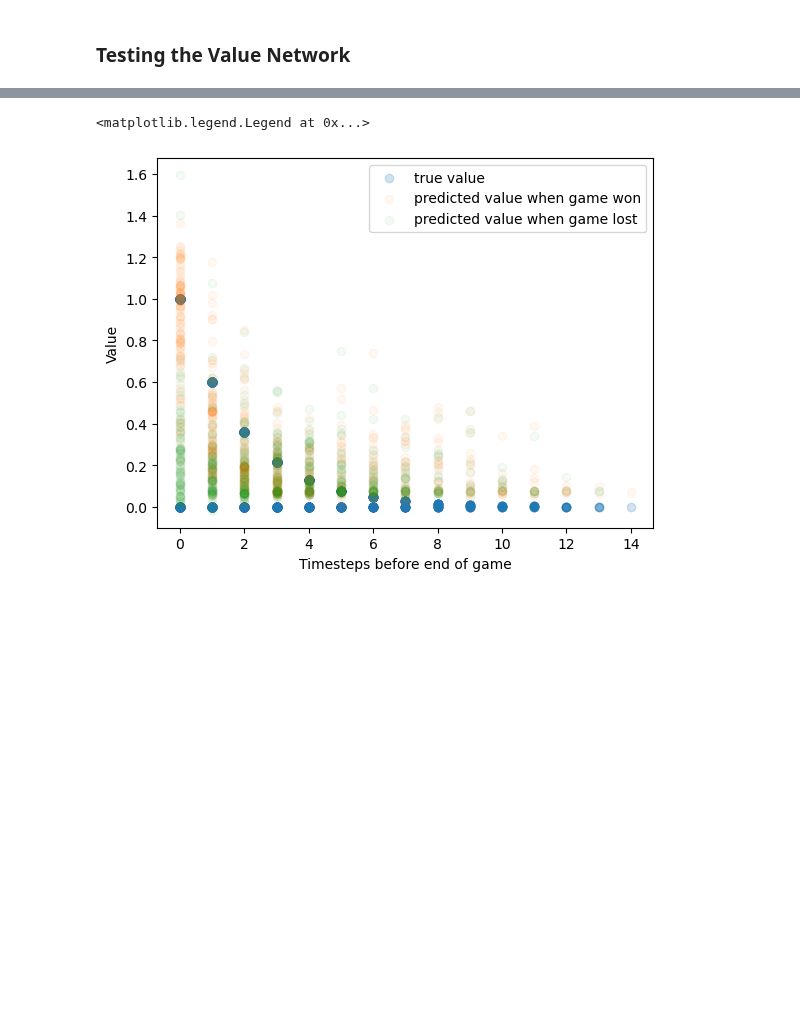
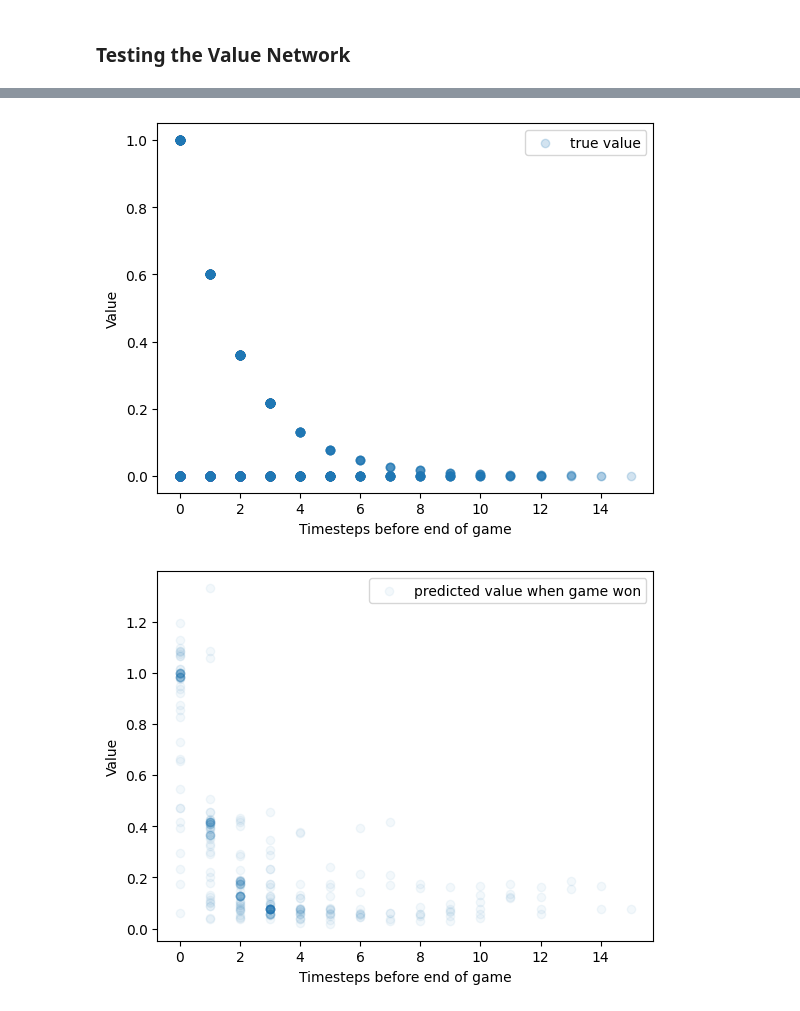
Before and after one commit to pimpale/connect4, a Jupyter notebook: stage4-solution/notebook.ipynb, the cells around one changed output, grey strips where cells are left out. Drawn from its saved outputs; the diff is of its cells as text; code cells hidden in the pictures; blank space fills up the shorter version.

```diff
--- a/stage4-solution/notebook.ipynb
+++ b/stage4-solution/notebook.ipynb
@@ -15,7 +15,7 @@ BOARD_XSIZE=7
 BOARD_YSIZE=6
 DIMS=(BOARD_YSIZE,BOARD_XSIZE)
 
-EPISODES_PER_AGENT = 100
+BATCH_SIZE = 64
 TRAIN_EPOCHS = 500000
 MODEL_SAVE_INTERVAL = 100
 RANDOM_SEED = 42
@@ -106,7 +102,7 @@ for _ in range(TRAIN_EPOCHS):
     # create actor player
     actor_player = player.ActorPlayer(actor, critic, step, env.PLAYER1)
 
-    for _ in range(EPISODES_PER_AGENT):
+    for _ in range(BATCH_SIZE):
         # pick a random opponent
         opponent_player = opponent_pool[np.random.randint(len(opponent_pool))]
 
@@ -289,12 +304,21 @@ NameError: name 'plt' is not defined
 # %%
 plt.scatter(t, v_true, alpha=0.2, label='true value')
-plt.scatter(t[v_true > 0], v_pred[v_true > 0], alpha=0.05, label='predicted value when game won')
-plt.scatter(t[v_true == 0], v_pred[v_true == 0], alpha=0.05, label='predicted value when game lost')
-
-
 plt.xlabel('Timesteps before end of game')
 plt.ylabel('Value')
 plt.legend()
+plt.show()
+
+plt.scatter(t[v_true > 0], v_pred[v_true > 0], alpha=0.05, label='predicted value when game won')
+plt.xlabel('Timesteps before end of game')
+plt.ylabel('Value')
+plt.legend()
+plt.show()
+
+plt.scatter(t[v_true == 0], v_pred[v_true == 0], alpha=0.05, label='predicted value when game lost')
+plt.xlabel('Timesteps before end of game')
+plt.ylabel('Value')
+plt.legend()
+plt.show()
 # %% [output]
-<matplotlib.legend.Legend at 0x...>
-[figure, old version]
+[figure, new version]
+[figure, added]
```
Also changed, not shown: parts of 9 cells of this notebook, 1 other file.
